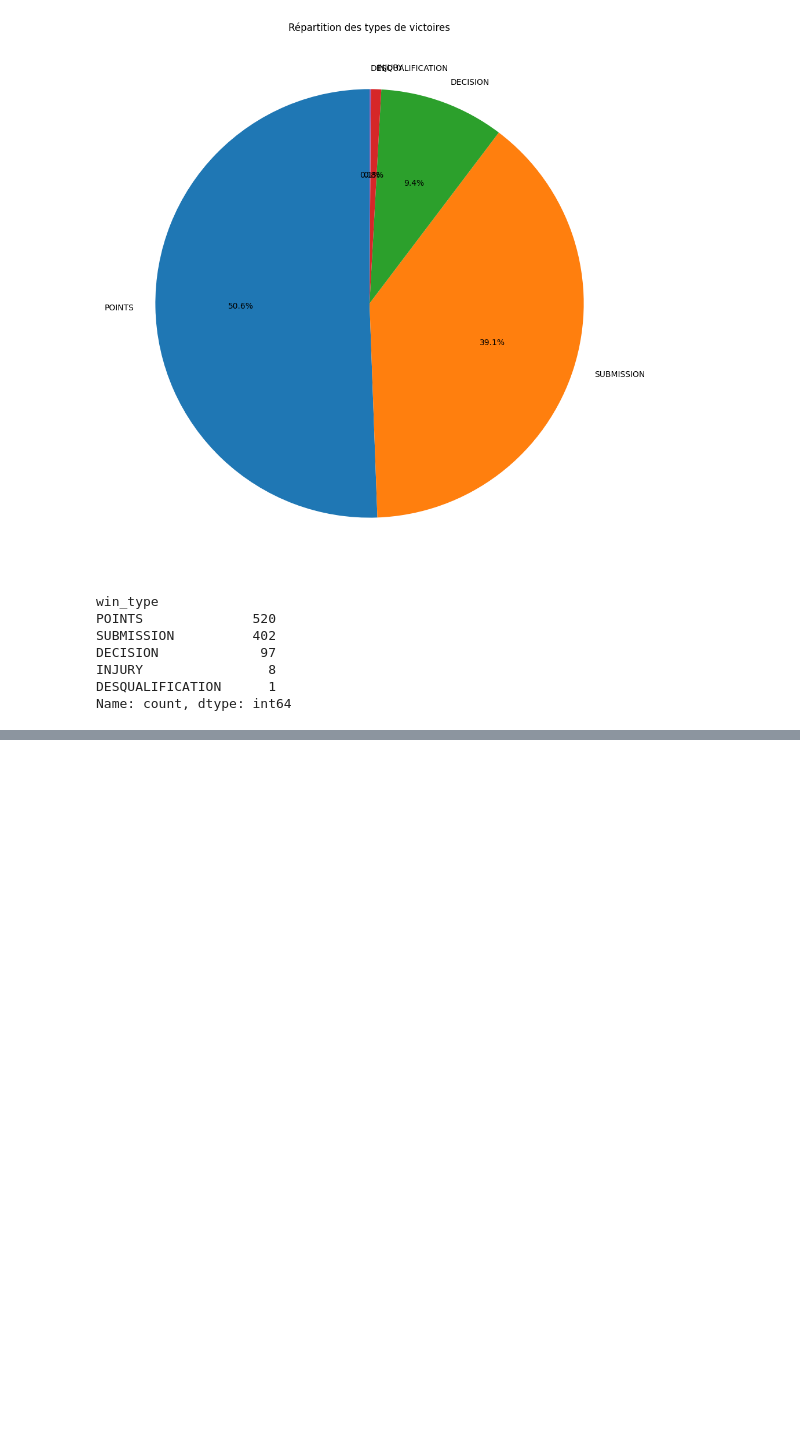
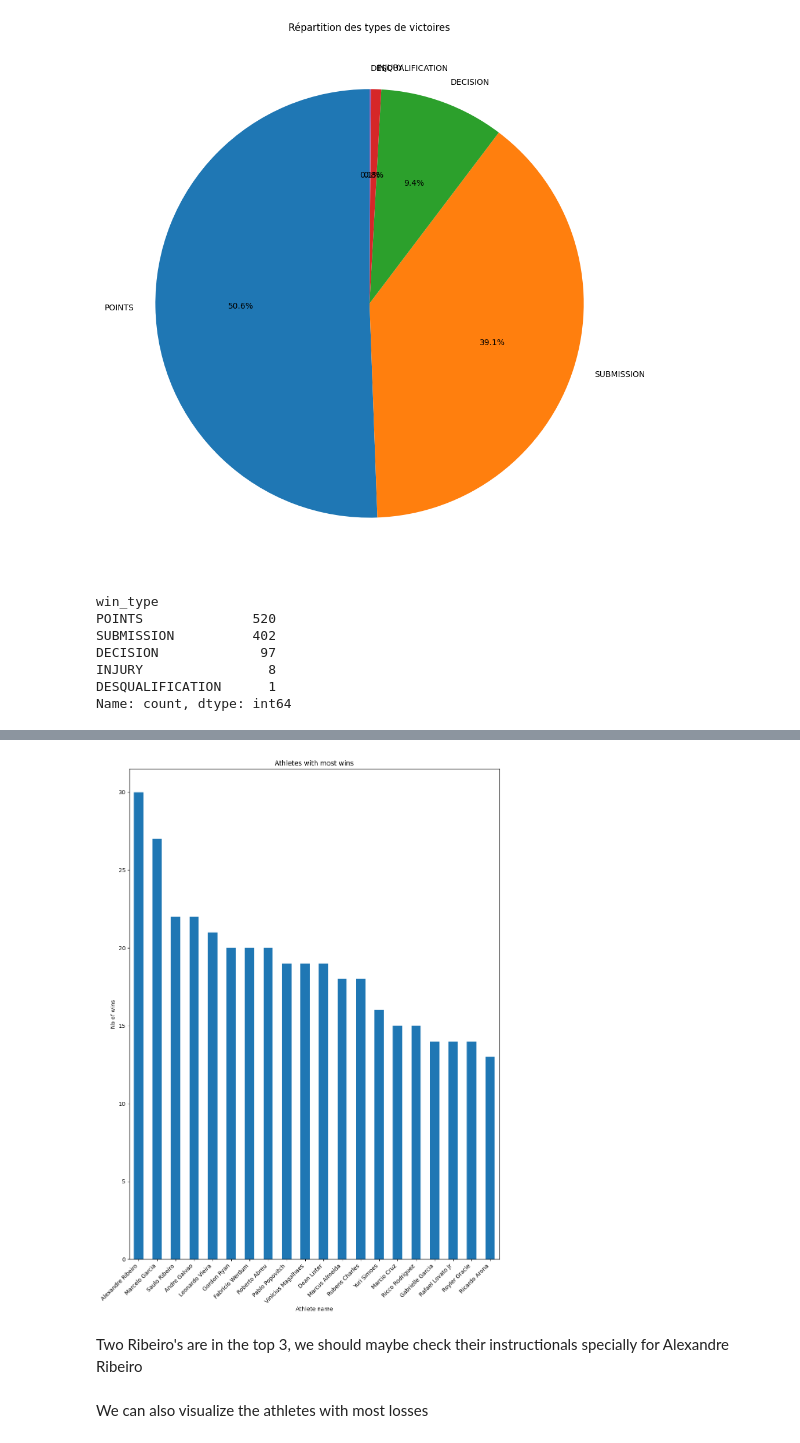
Before and after one commit to iliasak47/adcc, a Jupyter notebook: Clustering_ADCC.ipynb, the cells around one changed output, grey strips where cells are left out. Saved outputs shown, nothing was run; the diff lists cells and outputs as text; code cells hidden in the pictures; blank space fills up the shorter version.

```diff
--- a/Clustering_ADCC.ipynb
+++ b/Clustering_ADCC.ipynb
@@ -164,0 +167,3 @@ Name: count, dtype: int64
+# %%
+nb_wins_by_name=adcc['winner_name'].value_counts()
+top_20_wins=nb_wins_by_name.sort_values(ascending=False).head(20)
@@ -164,0 +190,14 @@ Name: count, dtype: int64
+# %%
+plt.figure(figsize=(12,16))
+top_20_wins.plot(kind='bar')
+plt.title("Athletes with most wins")
+plt.xlabel("Athlete name")
+plt.xticks(rotation= 45, ha='right')
+plt.ylabel("Nb of wins")
+plt.show()
+# %% [output]
+[figure, added]
+# %% [markdown]
+Two Ribeiro's are in the top 3, we should maybe check their instructionals specially for Alexandre Ribeiro
+# %% [markdown]
+We can also visualize the athletes with most losses
```
Also changed, not shown: parts of 14 cells of this notebook.
